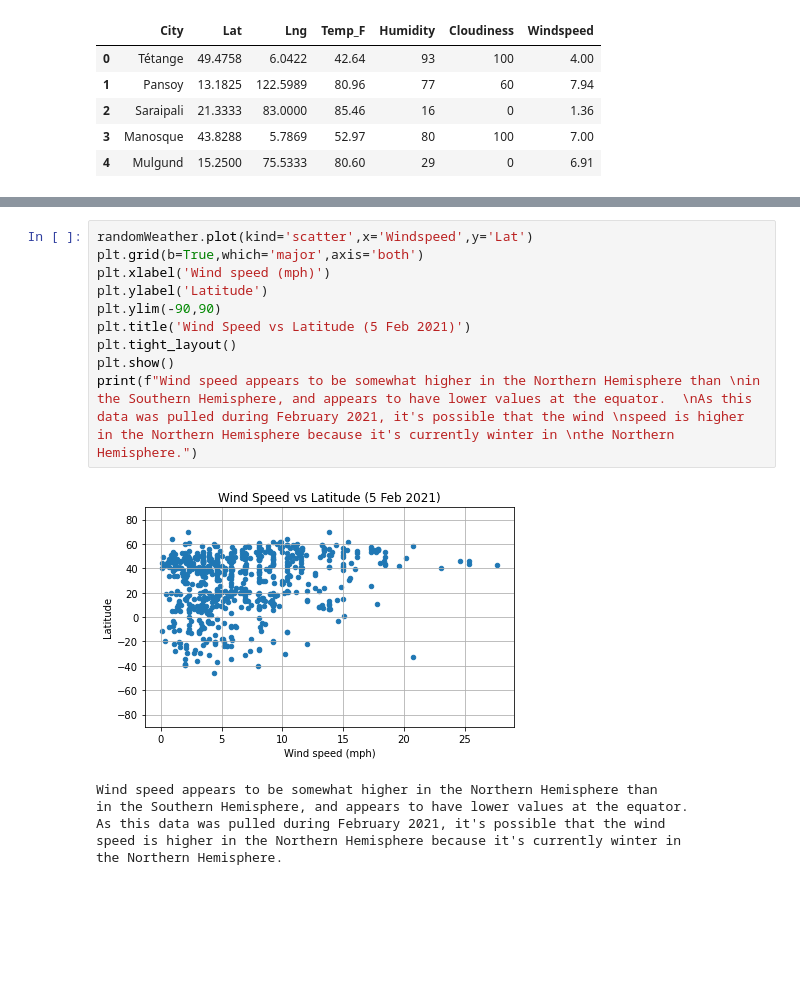
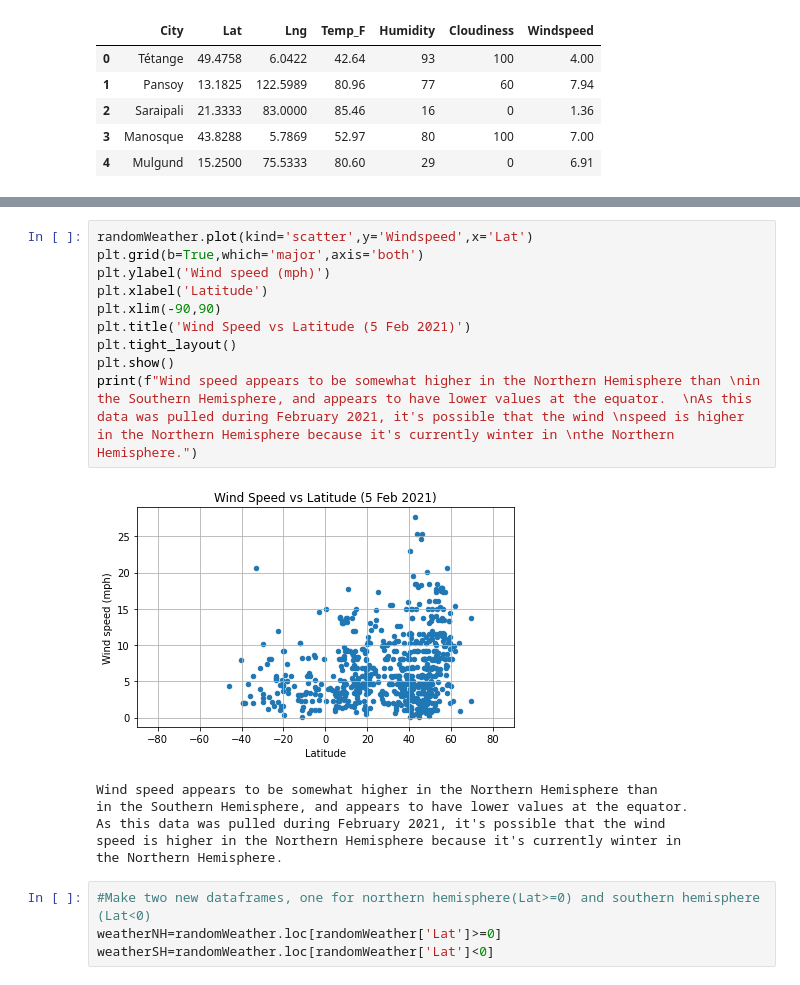
Before and after one commit to ritiktonger/weather-app, a Jupyter notebook: WeatherPy/WeatherPy.ipynb, the cells around one changed output, grey strips where cells are left out. Cells and saved outputs as stored; diff of their text form; blank space fills up the shorter version.

Commit message:
linear regression, new plots for weather attributes in northern and southern hemisphere

```diff
--- a/WeatherPy/WeatherPy.ipynb
+++ b/WeatherPy/WeatherPy.ipynb
@@ -157,19 +158,23 @@ to fall along 0%, 20%, 40%, 75%,90% and 100%.  Perhaps there are different
 standards for measuring the percentage of cloud cover.  The cloud coverage
 does not appear to have a strong correlation to latitude.
 # %%
-randomWeather.plot(kind='scatter',x='Windspeed',y='Lat')
+randomWeather.plot(kind='scatter',y='Windspeed',x='Lat')
 plt.grid(b=True,which='major',axis='both')
-plt.xlabel('Wind speed (mph)')
-plt.ylabel('Latitude')
-plt.ylim(-90,90)
+plt.ylabel('Wind speed (mph)')
+plt.xlabel('Latitude')
+plt.xlim(-90,90)
 plt.title('Wind Speed vs Latitude (5 Feb 2021)')
 plt.tight_layout()
 plt.show()
 print(f"Wind speed appears to be somewhat higher in the Northern Hemisphere than \nin the Southern Hemisphere, and appears to have lower values at the equator.  \nAs this data was pulled during February 2021, it's possible that the wind \nspeed is higher in the Northern Hemisphere because it's currently winter in \nthe Northern Hemisphere.")
 # %% [output]
-[figure, old version]
+[figure, new version]
 Wind speed appears to be somewhat higher in the Northern Hemisphere than
 in the Southern Hemisphere, and appears to have lower values at the equator.
 As this data was pulled during February 2021, it's possible that the wind
 speed is higher in the Northern Hemisphere because it's currently winter in
 the Northern Hemisphere.
+# %%
+#Make two new dataframes, one for northern hemisphere(Lat>=0) and southern hemisphere (Lat<0)
+weatherNH=randomWeather.loc[randomWeather['Lat']>=0]
+weatherSH=randomWeather.loc[randomWeather['Lat']<0]
```
Also changed, not shown: parts of 12 cells of this notebook.
